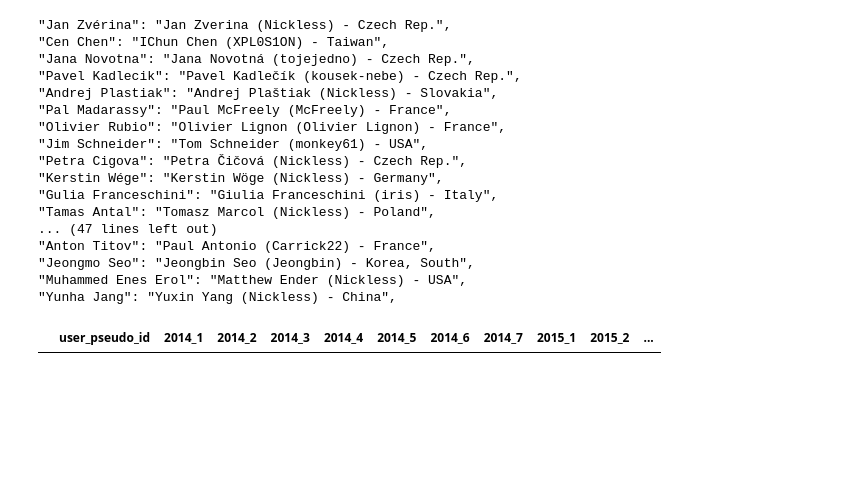
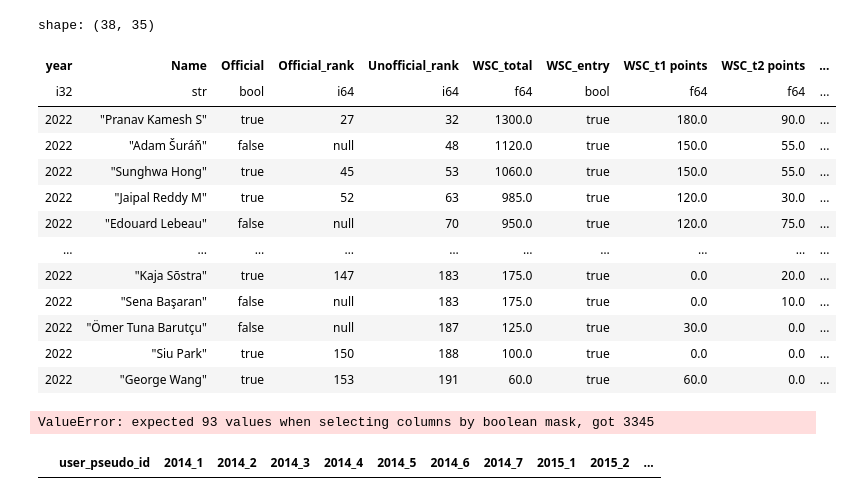
Before and after one commit to oddacious/sudokudos, a Jupyter notebook: utilities/investigate_names.ipynb, the cells around one changed output. Saved outputs shown, nothing was run; the diff lists cells and outputs as text; code cells hidden in the pictures; blank space fills up the shorter version.

```diff
--- a/utilities/investigate_names.ipynb
+++ b/utilities/investigate_names.ipynb
@@ -303,7 +145,27 @@ No matches for 470 users of 2069
+# %%
+no_matches.filter(pl.col("year") == 2022)
+# %% [output]
+shape: (38, 35)
+| year | Name | Official | Official_rank | Unofficial_rank | WSC_total | WSC_entry | WSC_t1 points | WSC_t2 points | ... |
+| i32 | str | bool | i64 | i64 | f64 | bool | f64 | f64 | ... |
+| 2022 | "Pranav Kamesh S" | true | 27 | 32 | 1300.0 | true | 180.0 | 90.0 | ... |
+| 2022 | "Adam Šuráň" | false | null | 48 | 1120.0 | true | 150.0 | 55.0 | ... |
+| 2022 | "Sunghwa Hong" | true | 45 | 53 | 1060.0 | true | 150.0 | 55.0 | ... |
+| 2022 | "Jaipal Reddy M" | true | 52 | 63 | 985.0 | true | 120.0 | 30.0 | ... |
+| 2022 | "Edouard Lebeau" | false | null | 70 | 950.0 | true | 120.0 | 75.0 | ... |
+| … | … | … | … | … | … | … | … | … | ... |
+| 2022 | "Kaja Sõstra" | true | 147 | 183 | 175.0 | true | 0.0 | 20.0 | ... |
+| 2022 | "Sena Başaran" | false | null | 183 | 175.0 | true | 0.0 | 10.0 | ... |
+| 2022 | "Ömer Tuna Barutçu" | false | null | 187 | 125.0 | true | 30.0 | 0.0 | ... |
+| 2022 | "Siu Park" | true | 150 | 188 | 100.0 | true | 0.0 | 0.0 | ... |
+| 2022 | "George Wang" | true | 153 | 191 | 60.0 | true | 60.0 | 0.0 | ... |
 # %%
 import difflib
 
-no_matches_subset = no_matches[no_matches["year"] == 2016]
+import pandas as pd
+
+no_matches_subset = no_matches.filter(pl.col("year") == 2022)
+no_matches_subset = pd.DataFrame(no_matches_subset)
 
 # Function to find the closest match for each name in list1
 def find_closest_match(list1, list2):
@@ -314,30 +176,14 @@ def find_closest_match(list1, list2):
     return closest_matches
 
 # Get closest matches
-matches = find_closest_match(no_matches_subset['Name'].astype(str), flattened["Name"])
+matches = find_closest_match(no_matches_subset['Name'], flattened["Name"])
 
 for wsc_name in matches:
     gp_name = matches[wsc_name]
     gp_id = flattened[flattened["Name"] == gp_name]["user_pseudo_id"].iloc[0]
     print(f"\"{wsc_name}\": \"{gp_id}\",")
 # %% [output]
-"Jan Zvérina": "Jan Zverina (Nickless) - Czech Rep.",
-"Cen Chen": "IChun Chen (XPL0S1ON) - Taiwan",
-"Jana Novotna": "Jana Novotná (tojejedno) - Czech Rep.",
-"Pavel Kadlecik": "Pavel Kadlečík (kousek-nebe) - Czech Rep.",
-"Andrej Plastiak": "Andrej Plaštiak (Nickless) - Slovakia",
-"Pal Madarassy": "Paul McFreely (McFreely) - France",
-"Olivier Rubio": "Olivier Lignon (Olivier Lignon) - France",
-"Jim Schneider": "Tom Schneider (monkey61) - USA",
-"Petra Cigova": "Petra Čičová (Nickless) - Czech Rep.",
-"Kerstin Wége": "Kerstin Wöge (Nickless) - Germany",
-"Gulia Franceschini": "Giulia Franceschini (iris) - Italy",
-"Tamas Antal": "Tomasz Marcol (Nickless) - Poland",
-... (47 lines left out)
-"Anton Titov": "Paul Antonio (Carrick22) - France",
-"Jeongmo Seo": "Jeongbin Seo (Jeongbin) - Korea, South",
-"Muhammed Enes Erol": "Matthew Ender (Nickless) - USA",
-"Yunha Jang": "Yuxin Yang (Nickless) - China",
+ValueError: expected 93 values when selecting columns by boolean mask, got 3345
 # %%
 flattened[flattened["Name"].str.contains("lacoste")]
 # %% [output]
```
Also changed, not shown: parts of 4 cells of this notebook, 3 other files.
